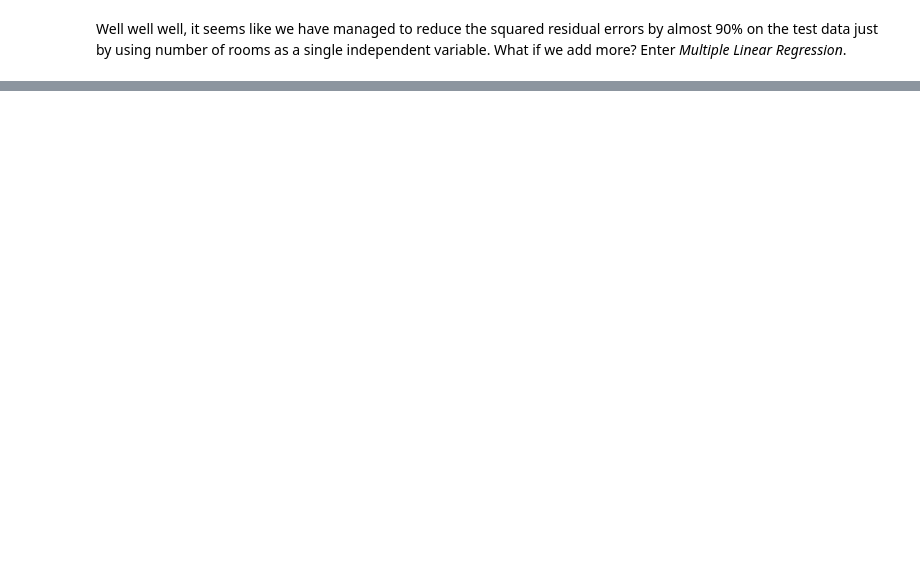
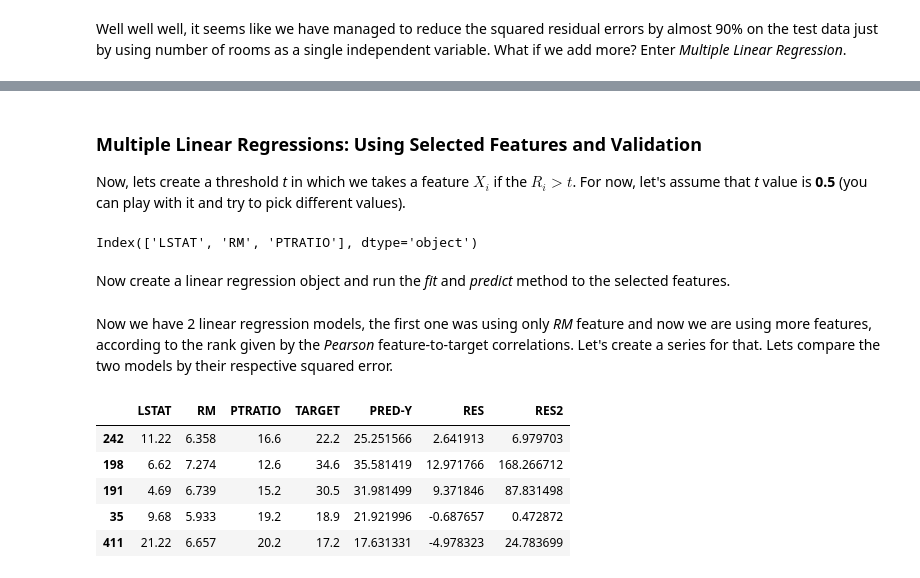
Before and after one commit to yanuartadityan/boston_house, a Jupyter notebook: EDA Boston House.ipynb, the cells around one changed output, grey strips where cells are left out. Cells and saved outputs as stored; diff of their text form; code cells hidden in the pictures; blank space fills up the shorter version.

Commit message:
finished multiple linear regression & goodness-of-fit

```diff
--- a/EDA Boston House.ipynb
+++ b/EDA Boston House.ipynb
@@ -366,0 +431,3 @@ Well well well, it seems like we have managed to reduce the squared residual err
+# %%
+predictivity_sorted = corr_with_target[abs(corr_with_target).argsort()[::-1]]
+predictivity_sorted
@@ -366,0 +449,45 @@ Well well well, it seems like we have managed to reduce the squared residual err
+# %% [markdown]
+### Multiple Linear Regressions: Using Selected Features and Validation
+
+Now, lets create a threshold *t* in which we takes a feature $X_i$ if the $R_i > t$. For now, let's assume that *t* value is **0.5** (you can play with it and try to pick different values).
+# %%
+# threshold
+t = 0.5
+selected_feature = predictivity_sorted[abs(predictivity_sorted) > t].index
+selected_feature
+# %% [output]
+Index(['LSTAT', 'RM', 'PTRATIO'], dtype='object')
+# %% [markdown]
+Now create a linear regression object and run the *fit* and *predict* method to the selected features.
+# %%
+X = df_boston_data[selected_feature]
+y = df_boston_data['HOPRICE']
+
+# split
+xn_train, xn_test, yn_train, yn_test = cross_validation.train_test_split(X, y, train_size=0.8)
+# %%
+# object of Linear Regression
+mlReg = LinearRegression()
+
+# fit using training data
+mlReg.fit(xn_train, yn_train)
+
+# predict using training data
+pred_yn_train = mlReg.predict(xn_train)
+# %% [markdown]
+Now we have 2 linear regression models, the first one was using only *RM* feature and now we are using more features, according to the rank given by the *Pearson* feature-to-target correlations. Let's create a series for that. Lets compare the two models by their respective squared error.
+# %%
+# show summary for validation using training data
+df_lm_summary = xn_train.copy()
+df_lm_summary['TARGET'] = yn_train
+df_lm_summary['PRED-Y'] = pred_yn_train
+df_lm_summary['RES'] = df_lm_summary['PRED-Y'] - df_lm_summary['TARGET'].mean()
+df_lm_summary['RES2'] = df_lm_summary['RES'] ** 2
+df_lm_summary.head()
+# %% [output]
+|  | LSTAT | RM | PTRATIO | TARGET | PRED-Y | RES | RES2 |
+| 242 | 11.22 | 6.358 | 16.6 | 22.2 | 25.251566 | 2.641913 | 6.979703 |
+| 198 | 6.62 | 7.274 | 12.6 | 34.6 | 35.581419 | 12.971766 | 168.266712 |
+| 191 | 4.69 | 6.739 | 15.2 | 30.5 | 31.981499 | 9.371846 | 87.831498 |
+| 35 | 9.68 | 5.933 | 19.2 | 18.9 | 21.921996 | -0.687657 | 0.472872 |
+| 411 | 21.22 | 6.657 | 20.2 | 17.2 | 17.631331 | -4.978323 | 24.783699 |
```
Also changed, not shown: parts of 22 cells of this notebook.
